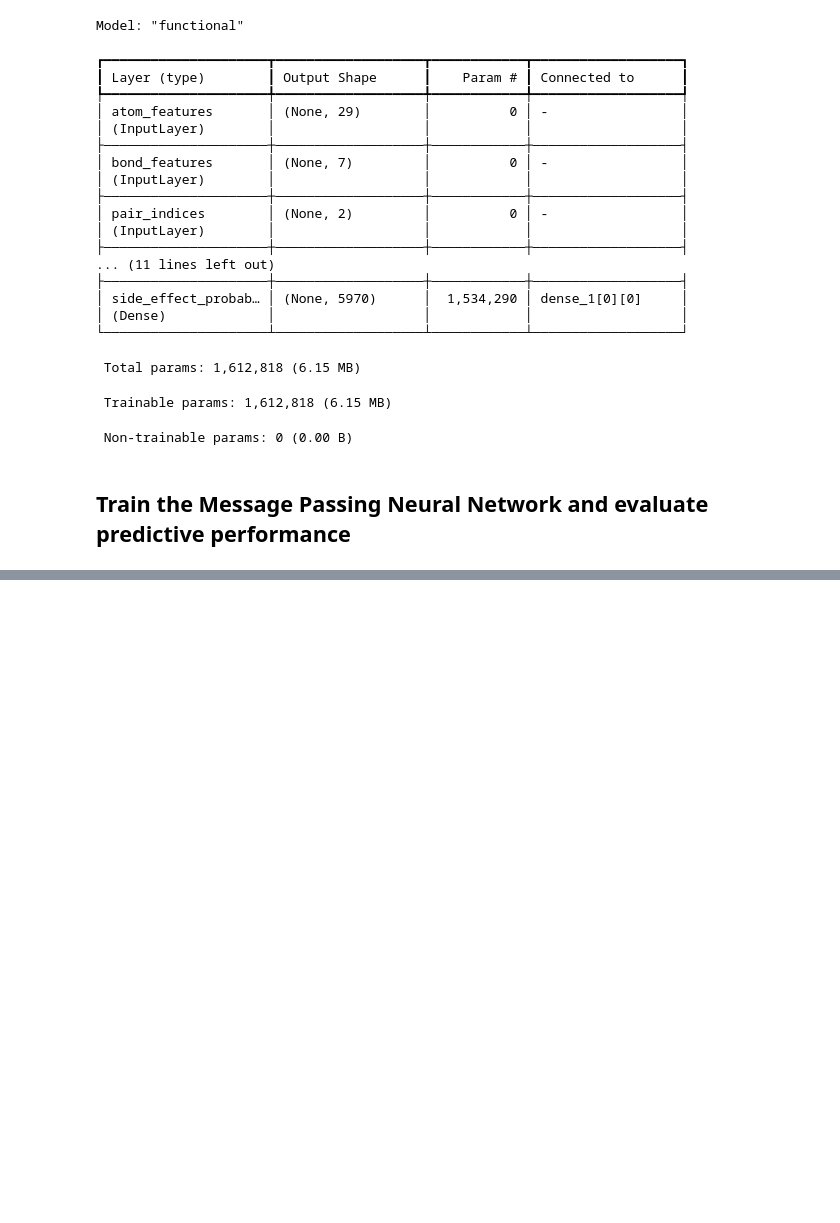
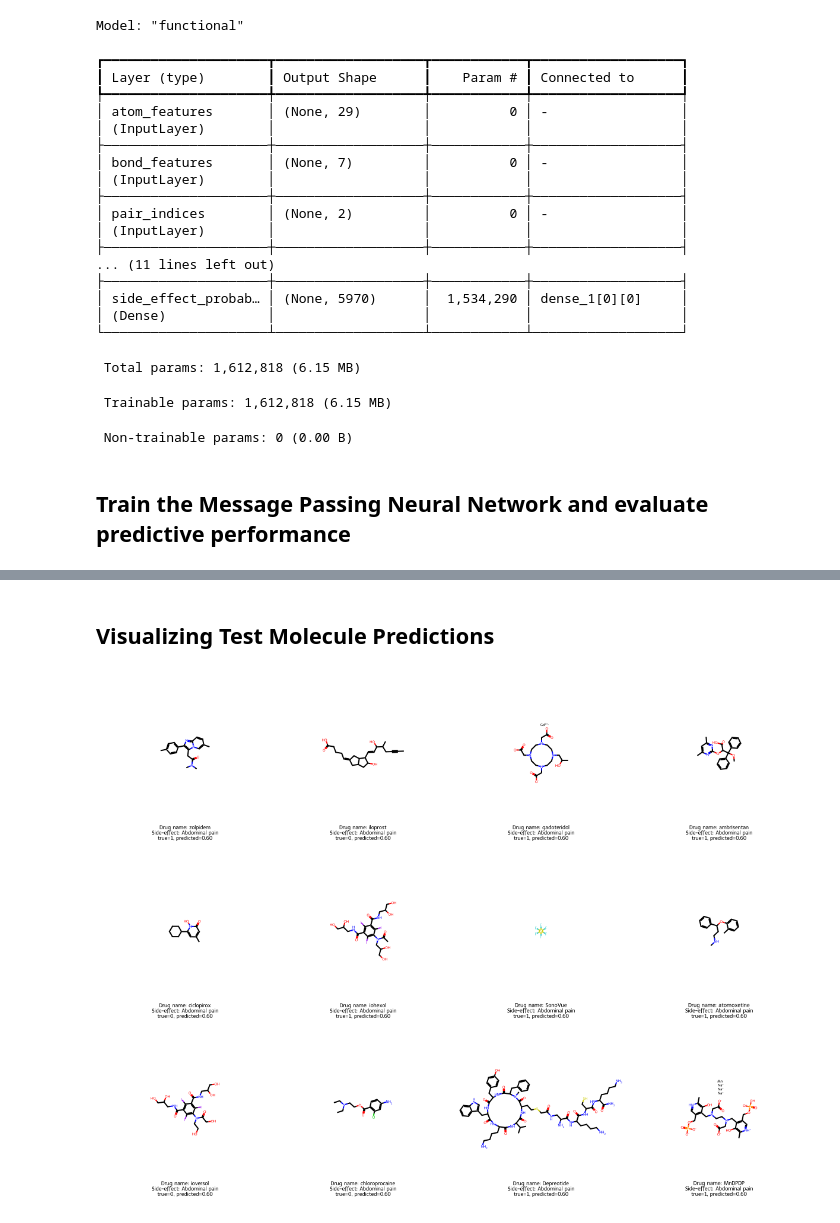
Before and after one commit to RUCcriss/Deeplearning-Mini-Project, a Jupyter notebook: SiderPipeline/Pipeline/PipelineSider.ipynb, the cells around one changed output, grey strips where cells are left out. Drawn from its saved outputs; the diff is of its cells as text; code cells hidden in the pictures; blank space fills up the shorter version.

```diff
--- a/SiderPipeline/Pipeline/PipelineSider.ipynb
+++ b/SiderPipeline/Pipeline/PipelineSider.ipynb
@@ -325,0 +328,53 @@ Overfitting diagnostic (threshold = 0.5)
+# %% [markdown]
+## Visualizing Test Molecule Predictions
+# %%
+from IPython.display import display
+from rdkit.Chem.Draw import MolsToGridImage, rdMolDraw2D
+
+y_pred = mpnn.predict(test_dataset, verbose=0)
+
+target_index = 1 # Selects the second side effect of the dataset.
+target_name = target_names[target_index] # The name of the selected side effect.
+
+test_indices = splits["test"] # The indices of the test set.
+
+# Create a list of RDKit molecule objects from the SMILES strings of the test set molecules.
+molecules = [
+    molecule_from_smiles(df.smiles.iloc[index])
+    for index in test_indices
+]
+
+# Extract the true labels and predicted probabilities for the selected side effect from the test set.
+y_true = y_test[:, target_index]
+y_pred_selected = y_pred[:, target_index]
+
+# Create a list of the corresponding drug names for each molecule.
+drug_names = [
+    df.iloc[index]["drug_name"]
+    for index in test_indices
+]
+
+# Create a list of legends for each molecule.
+legends = [
+    f"Drug name: {drug_names[i]}\n"
+    f"Side-effect: {target_name}\ntrue={int(y_true[i])}, "
+    f"predicted={y_pred_selected[i]:.2f}"
+    for i in range(len(molecules))
+]
+
+# Show only the first 16 molecules of the test set and display them in a grid with legends.
+n_show = 12
+draw_options = rdMolDraw2D.MolDrawOptions()
+draw_options.legendFontSize = 20
+
+moleculesImage = MolsToGridImage(
+    molecules[:n_show],
+    molsPerRow=4,
+    subImgSize=(300, 300),
+    legends=legends[:n_show],
+    drawOptions=draw_options
+)
+
+display(moleculesImage)
+# %% [output]
+[figure, added]
```
Also changed, not shown: parts of 3 cells of this notebook.
